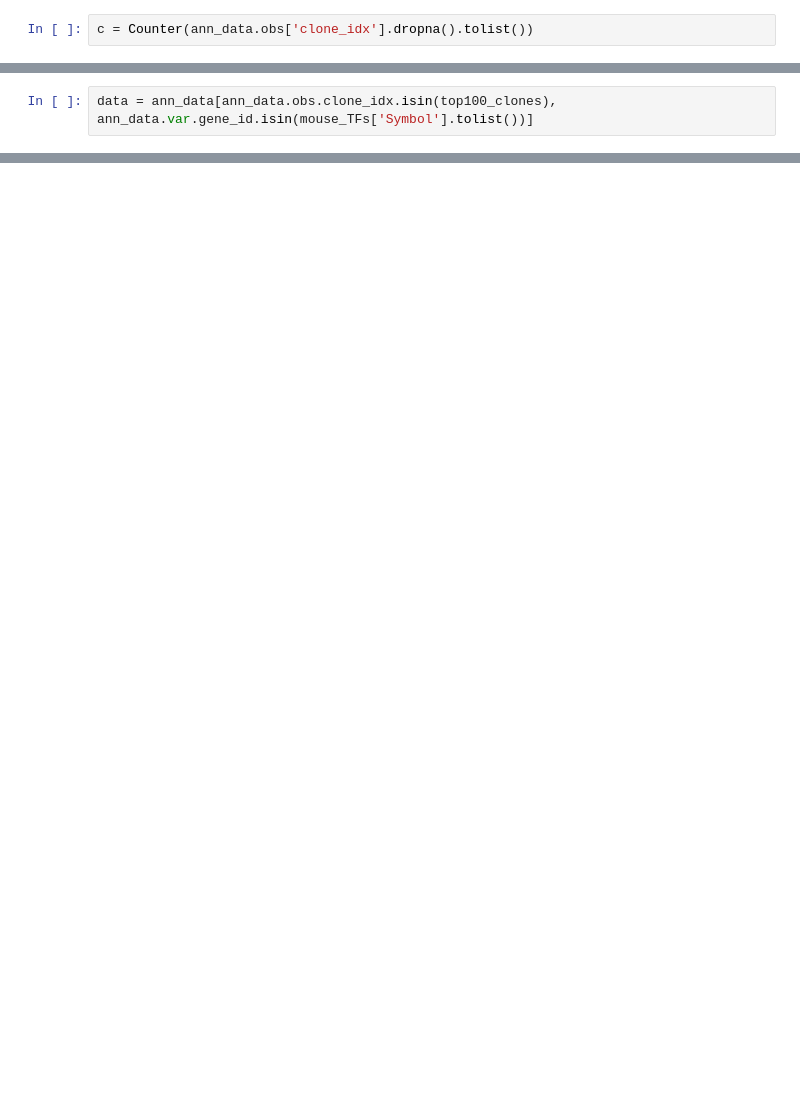
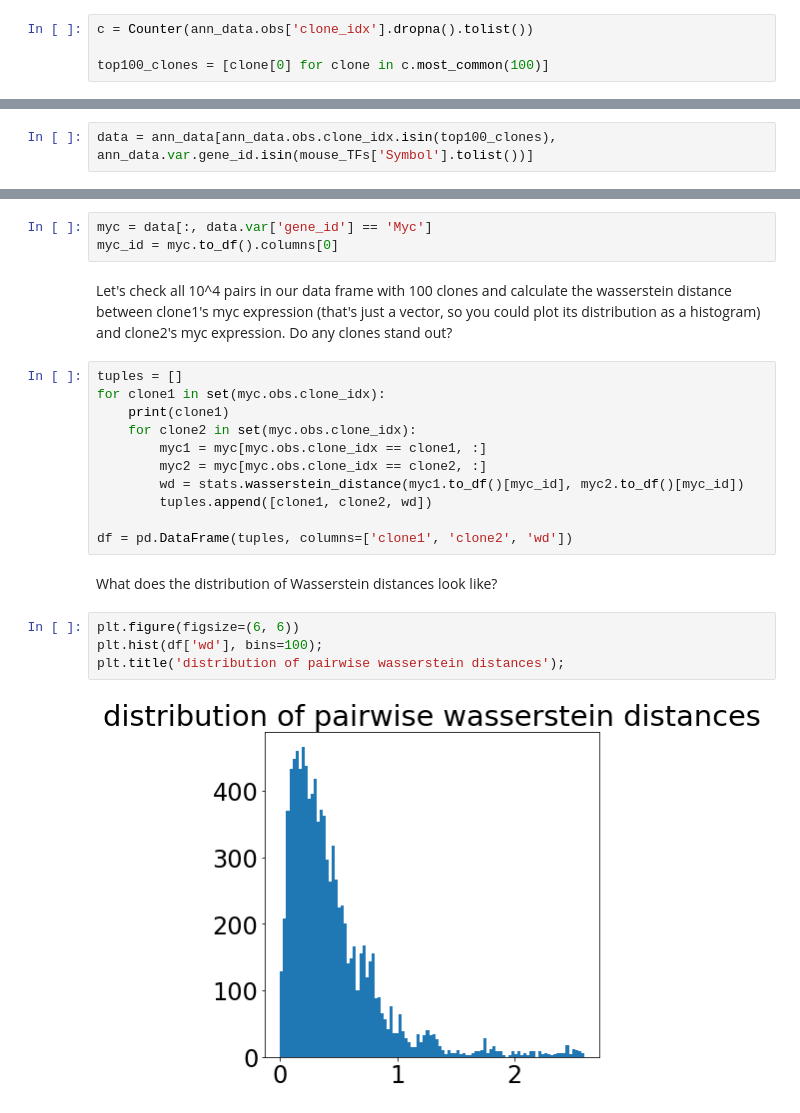
Before and after one commit to juancarlosfdc/sc-causal, a Jupyter notebook: K99/TF_target_cause_effect.ipynb, the cells around one changed output, grey strips where cells are left out. Drawn from its saved outputs; the diff is of its cells as text; blank space fills up the shorter version.

Commit message:
identify clone with differential Myc expression

```diff
--- a/K99/TF_target_cause_effect.ipynb
+++ b/K99/TF_target_cause_effect.ipynb
@@ -45,2 +68,4 @@ ann_data.to_df().head()
 # %%
 c = Counter(ann_data.obs['clone_idx'].dropna().tolist())
+
+top100_clones = [clone[0] for clone in c.most_common(100)]
@@ -126,0 +116,24 @@ View of AnnData object with n_obs × n_vars = 7381 × 161
+# %%
+myc = data[:, data.var['gene_id'] == 'Myc']
+myc_id = myc.to_df().columns[0]
+# %% [markdown]
+Let's check all 10^4 pairs in our data frame with 100 clones and calculate the wasserstein distance between clone1's myc expression (that's just a vector, so you could plot its distribution as a histogram) and clone2's myc expression. Do any clones stand out?
+# %%
+tuples = []
+for clone1 in set(myc.obs.clone_idx):
+    print(clone1)
+    for clone2 in set(myc.obs.clone_idx):
+        myc1 = myc[myc.obs.clone_idx == clone1, :]
+        myc2 = myc[myc.obs.clone_idx == clone2, :]
+        wd = stats.wasserstein_distance(myc1.to_df()[myc_id], myc2.to_df()[myc_id])
+        tuples.append([clone1, clone2, wd])
+
+df = pd.DataFrame(tuples, columns=['clone1', 'clone2', 'wd'])
+# %% [markdown]
+What does the distribution of Wasserstein distances look like?
+# %%
+plt.figure(figsize=(6, 6))
+plt.hist(df['wd'], bins=100);
+plt.title('distribution of pairwise wasserstein distances');
+# %% [output]
+[figure, added]
```
Also changed, not shown: parts of 64 cells of this notebook.
